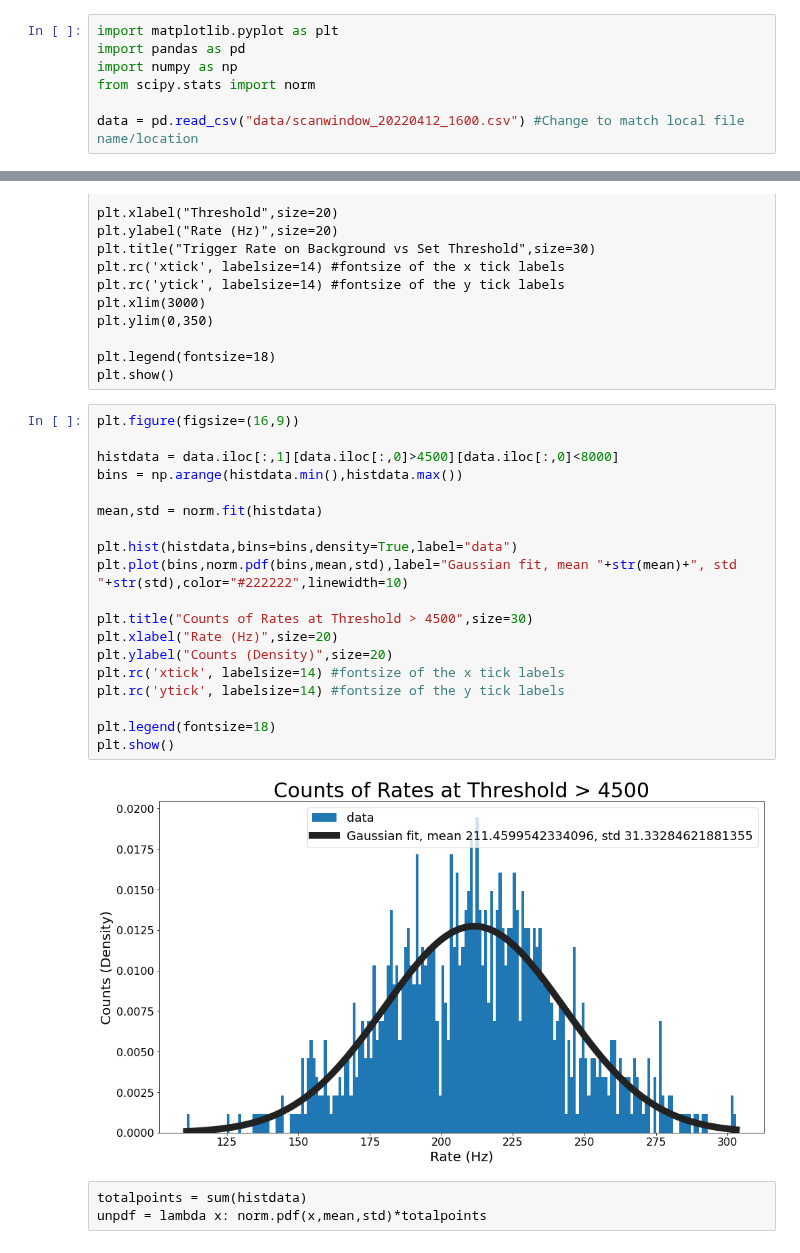
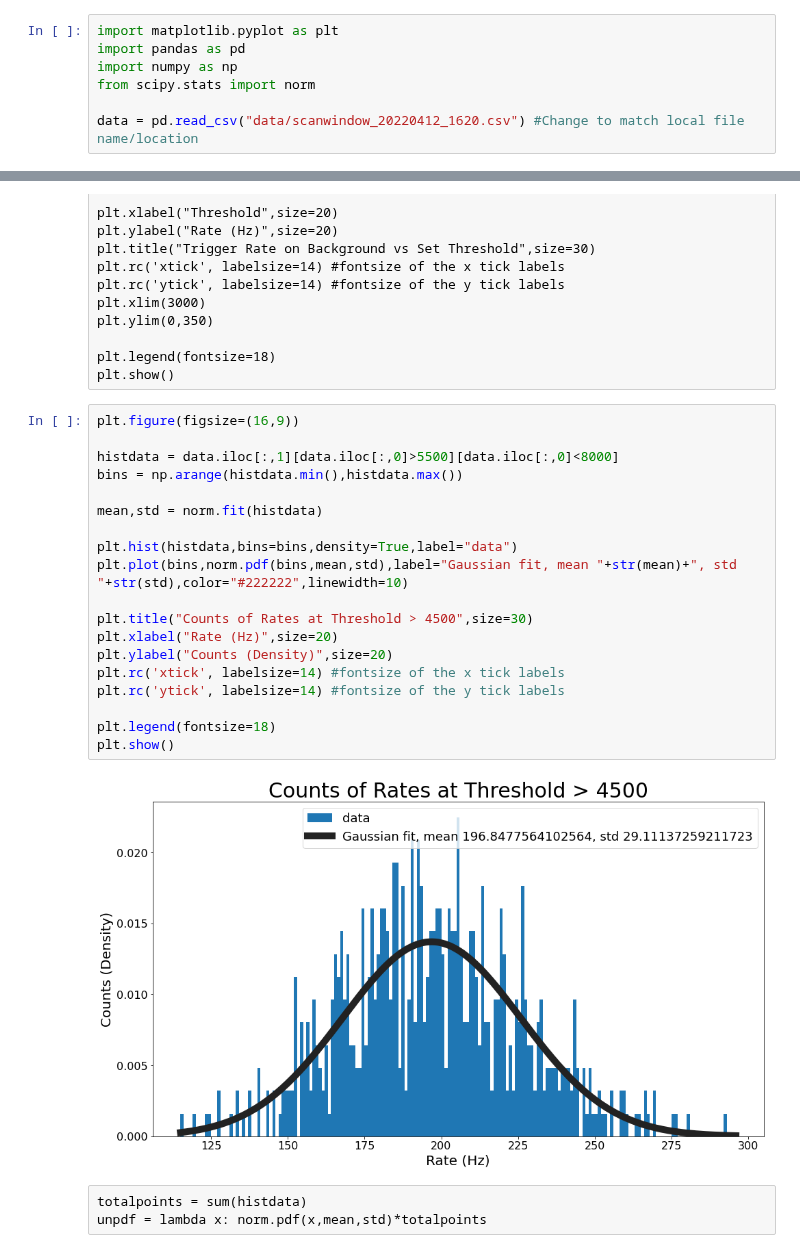
Before and after one commit to villano-lab/NaI_Array_Firmware, a Jupyter notebook: test_firmwares/PuBeTrigger2/PlotRates.ipynb, the cells around one changed output, grey strips where cells are left out. Cells and saved outputs as stored; diff of their text form.

Commit message:
Second run with more data.

```diff
--- a/test_firmwares/PuBeTrigger2/PlotRates.ipynb
+++ b/test_firmwares/PuBeTrigger2/PlotRates.ipynb
@@ -4,7 +4,7 @@ import pandas as pd
 import numpy as np
 from scipy.stats import norm
 
-data = pd.read_csv("data/scanwindow_20220412_1600.csv") #Change to match local file name/location
+data = pd.read_csv("data/scanwindow_20220412_1620.csv") #Change to match local file name/location
 # %%
 plt.figure(figsize=(16,9))
 
@@ -43,24 +43,24 @@ plt.show()
 # %%
 plt.figure(figsize=(16,9))
 
-histdata = data.iloc[:,1][data.iloc[:,0]>4500][data.iloc[:,0]<8000]
+histdata = data.iloc[:,1][data.iloc[:,0]>5500][data.iloc[:,0]<8000]
 bins = np.arange(histdata.min(),histdata.max())
 
 mean,std = norm.fit(histdata)
 
 plt.hist(histdata,bins=bins,density=True,label="data")
 plt.plot(bins,norm.pdf(bins,mean,std),label="Gaussian fit, mean "+str(mean)+", std "+str(std),color="#222222",linewidth=10)
 
 plt.title("Counts of Rates at Threshold > 4500",size=30)
 plt.xlabel("Rate (Hz)",size=20)
 plt.ylabel("Counts (Density)",size=20)
 plt.rc('xtick', labelsize=14) #fontsize of the x tick labels
 plt.rc('ytick', labelsize=14) #fontsize of the y tick labels
 
 plt.legend(fontsize=18)
 plt.show()
 # %% [output]
-[figure, old version]
+[figure, new version]
 # %% [raw]
 totalpoints = sum(histdata)
 unpdf = lambda x: norm.pdf(x,mean,std)*totalpoints
```
Also changed, not shown: parts of 1 cell of this notebook, 1 other file.
